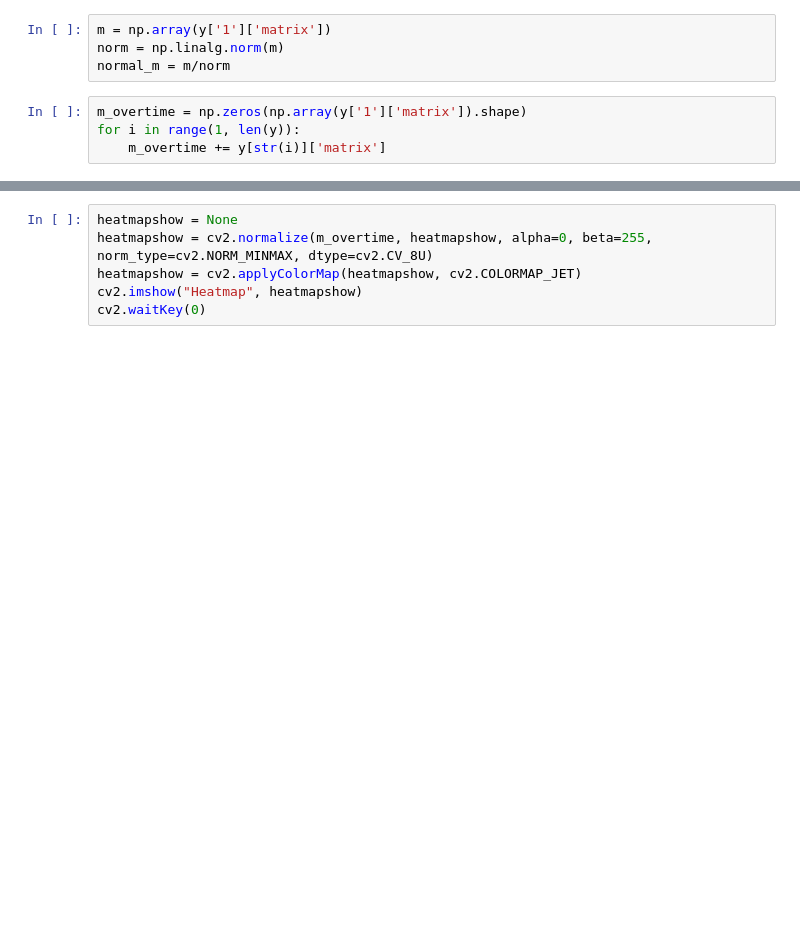
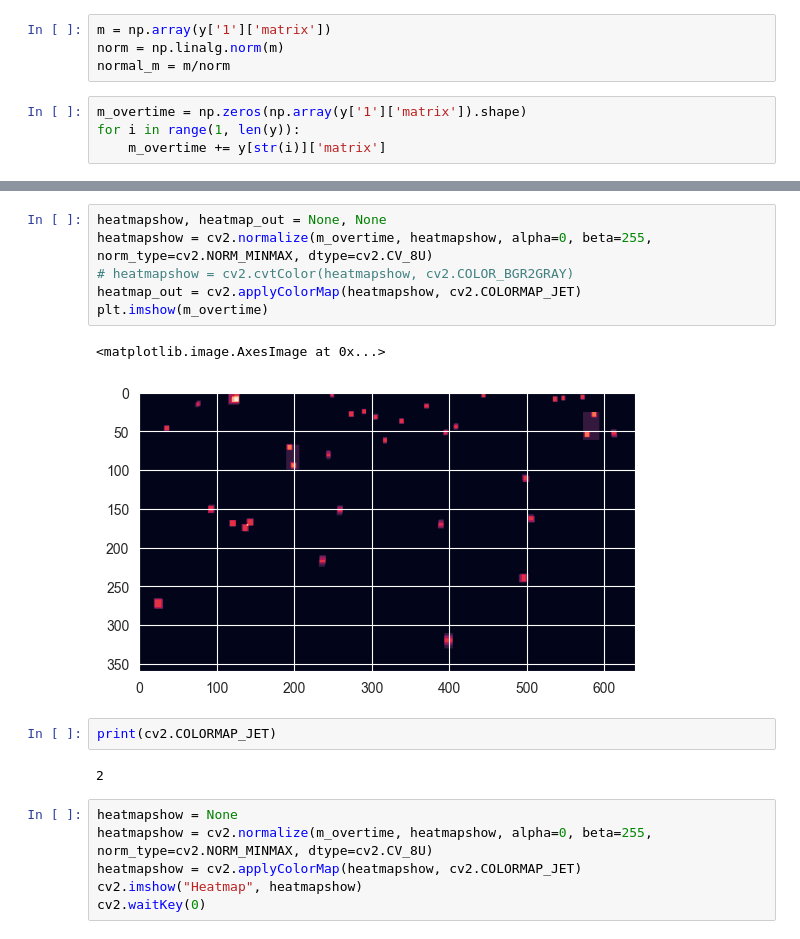
Before and after one commit to Nanochaos/Test, a Jupyter notebook: test.ipynb, the cells around one changed output, grey strips where cells are left out. Cells and saved outputs as stored; diff of their text form; blank space fills up the shorter version.

```diff
--- a/test.ipynb
+++ b/test.ipynb
@@ -37,3 +50,16 @@ for i in range(1, len(y)):
+# %%
+heatmapshow, heatmap_out = None, None
+heatmapshow = cv2.normalize(m_overtime, heatmapshow, alpha=0, beta=255, norm_type=cv2.NORM_MINMAX, dtype=cv2.CV_8U)
+# heatmapshow = cv2.cvtColor(heatmapshow, cv2.COLOR_BGR2GRAY)
+heatmap_out = cv2.applyColorMap(heatmapshow, cv2.COLORMAP_JET)
+plt.imshow(m_overtime)
+# %% [output]
+<matplotlib.image.AxesImage at 0x...>
+[figure, added]
+# %%
+print(cv2.COLORMAP_JET)
+# %% [output]
+2
 # %%
 heatmapshow = None
 heatmapshow = cv2.normalize(m_overtime, heatmapshow, alpha=0, beta=255, norm_type=cv2.NORM_MINMAX, dtype=cv2.CV_8U)
```
Also changed, not shown: parts of 2 cells of this notebook.
